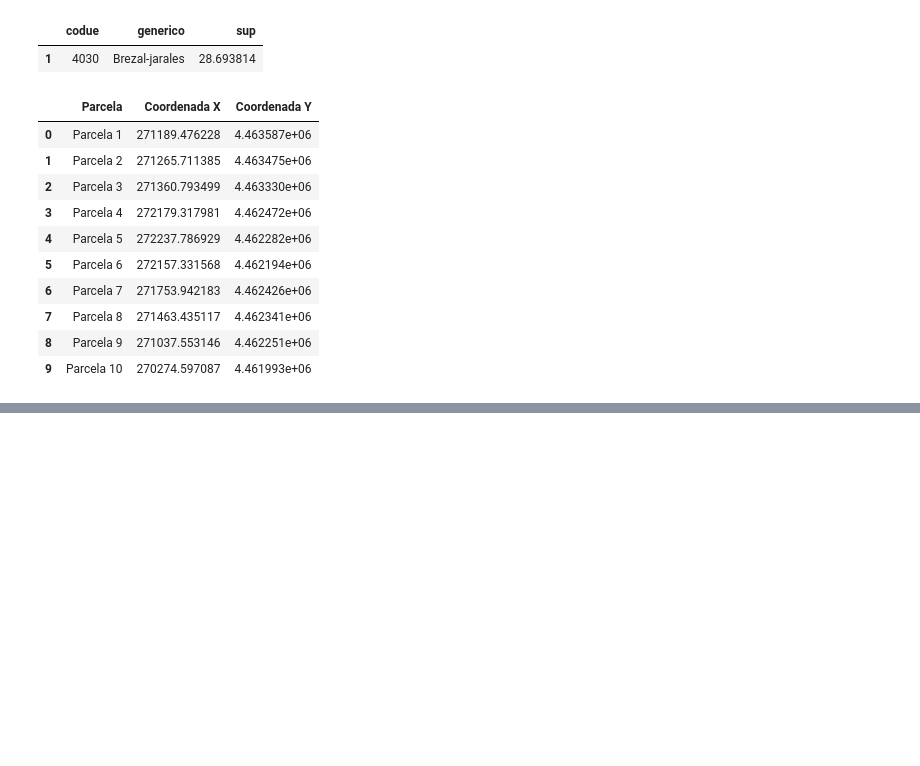
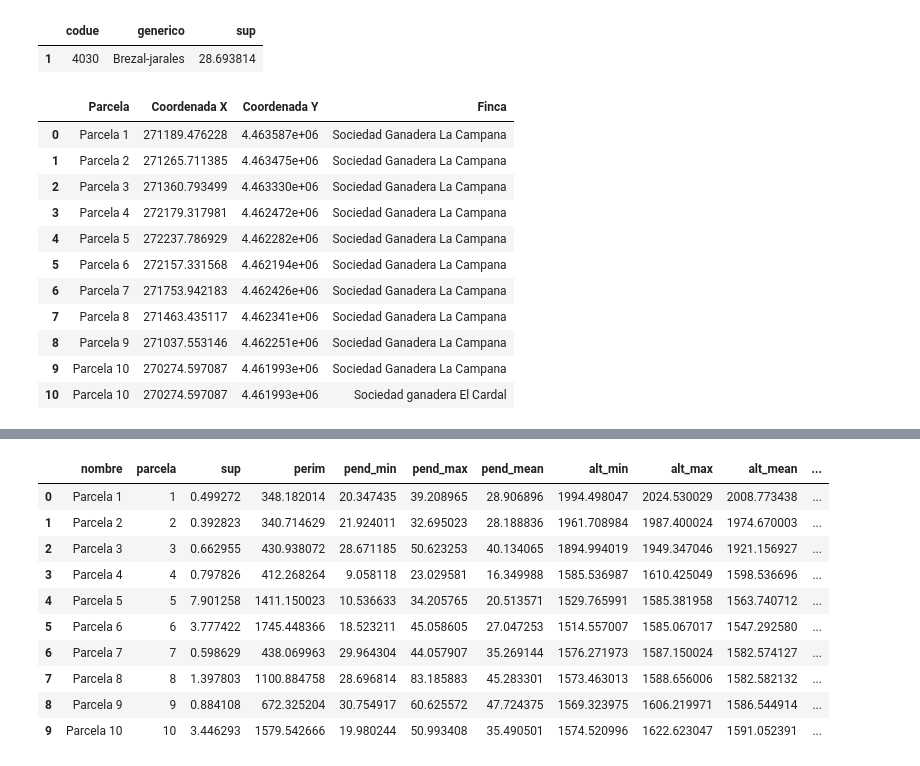
Before and after one commit to bartulo/extremadura, a Jupyter notebook: exporter_vera.ipynb, the cells around one changed output, grey strips where cells are left out. Drawn from its saved outputs; the diff is of its cells as text; code cells hidden in the pictures; blank space fills up the shorter version.

```diff
--- a/exporter_vera.ipynb
+++ b/exporter_vera.ipynb
@@ -266,21 +266,23 @@ fauna = pd.DataFrame({'cod': cod, 'nombre científico': nom_cient, 'nombre comú
 # SUPERFICIE
 
 coordenadas = pd.read_sql('''
-            SELECT nombre,
-                ST_X(ST_Centroid(ST_Transform(geom, 25830))) as coordenada_x,
-                ST_Y(ST_Centroid(ST_Transform(geom, 25830))) as coordenada_y
-            FROM quema_tornavacas_todas
-            ORDER BY parcela
-                ''', conn)
-coordenadas.columns = ['Parcela', 'Coordenada X', 'Coordenada Y']
+            SELECT a.nombre,
+                ST_X(ST_Centroid(ST_Transform(a.geom, 25830))) as coordenada_x,
+                ST_Y(ST_Centroid(ST_Transform(a.geom, 25830))) as coordenada_y,
+                b.nombre
+            FROM quema_{}_todas a, catastro_mod_{} b
+            WHERE ST_Intersects(ST_Transform(a.geom, 25830), b.geom)
+            ORDER BY a.parcela
+                '''.format(zona, zona), conn)
+coordenadas.columns = ['Parcela', 'Coordenada X', 'Coordenada Y', 'Finca']
 display(coordenadas)
 
 sup_df = pd.read_sql('''
             SELECT
                 nombre, ST_Area(ST_Transform(geom, 25830)) / 10000 as sup
-            FROM quema_tornavacas_todas
+            FROM quema_{}_todas
             ORDER by parcela
-            ''', conn)
+            '''.format(zona), conn)
 sup_df.columns = ['Parcela', 'Superficie (ha)']
 
 # #PENDIENTES Y ALTITUD
@@ -291,10 +293,10 @@ stats = pd.read_sql('''
                 (ST_SummaryStats(St_Union(ST_Clip(c.rast, st_transform(a.geom, 25830))))).max as altitud_max,
                 (ST_SummaryStats(St_Union(ST_Clip(c.rast, st_transform(a.geom, 25830))))).mean as altitud_media,
                 (ST_SummaryStats(St_Union(ST_Clip(b.rast, st_transform(a.geom, 25830))))).mean as pendiente
-            from quema_tornavacas_todas a, pendientes25 b, mdt25 c
+            from quema_{}_todas a, pendientes25 b, mdt25 c
             GROUP BY a.nombre, a.parcela
             ORDER BY a.parcela
-            ''', conn)
+            '''.format(zona), conn)
 
 stats.columns = ['Parcela', 'Altitud mínima', 'Altitud máxima', 'Altitud media', 'Pendiente']
 
@@ -303,10 +305,10 @@ stats.columns = ['Parcela', 'Altitud mínima', 'Altitud máxima', 'Altitud media
 orientaciones_df = pd.read_sql('''
             SELECT a.nombre,
                 (ST_SummaryStats(St_Union(ST_Clip(b.rast, st_transform(a.geom, 25830))))).mean as orientacion
-            FROM quema_tornavacas_todas a, orientaciones25 b
+            FROM quema_{}_todas a, orientaciones25 b
             GROUP BY a.nombre, a.parcela
             ORDER BY a.parcela
-            ''', conn)
+            '''.format(zona), conn)
 
 orientaciones_df.columns = ['Parcela', 'Orientación']
 
@@ -321,7 +323,7 @@ orientaciones_df.columns = ['Parcela', 'Orientación']
 #                     st_area(st_transform(a.geom, 25830)) / 10000 as sup_parcela,
 #                     st_area(st_intersection(b.geom, st_transform(a.geom, 23030))) / 10000 as superficie,
 #                     st_area(st_intersection(b.geom, st_transform(a.geom, 23030))) / st_area(st_transform(a.geom, 23030)) * 100 as porcentaje
-#                 FROM atlashabitats2005_extremadura b, quema_tornavacas_todas a
+#                 FROM atlashabitats2005_extremadura b, quema_{}_todas a
 #                 WHERE st_intersects(st_transform(a.geom, 23030), b.geom)
 #                 GROUP BY a.nombre, b.codue, b. descripcio, a.parcela, b.geom, a.geom
 #                 ORDER BY a.parcela
@@ -333,7 +335,7 @@ orientaciones_df.columns = ['Parcela', 'Orientación']
 #             FROM ab, atlashabitats2005_extremadura atlas, sierra_gredos_y_valle_jerte zec
 #             WHERE st_intersects(atlas.geom, st_transform(zec.geom, 23030)) and ab.codigo = atlas.codue and ab.descripcio = atlas.descripcio
 #             GROUP BY ab.nombre, ab.codigo, ab.descripcio, ab.sup_parcela, ab.superficie, ab.porcentaje
-#             ''', conn)
+#             '''.format(zona), conn)
 
 # habitats_parcelas.columns = ['Parcela', 'Código UE', 'Descripción', 'Superficie Parcela', 'Superficie del hábitat en la parcela', 'Porcentaje de parcela ocupado por el hábitat', 'Superficie del hábitat en el ZEC', 'Porcentaje de la superficie del hábitat en la parcela sobre el total del hábitat en el ZEC']
 display(habitats_parcelas)
@@ -360,21 +362,23 @@ parcelas = pd.read_sql('''
                 (ST_SummaryStats(St_Union(ST_Clip(c.rast, st_transform(geom, 25830))))).mean as alt_mean,
                 (ST_SummaryStats(St_Union(ST_Clip(d.rast, st_transform(geom, 25830))))).mean as orient
             FROM
-                quema_tornavacas_todas a,
+                quema_{}_todas a,
                 pendientes25 b,
                 mdt25 c,
                 orientaciones25 d
             GROUP BY
                 a.nombre, a.parcela, a.geom
-            ''', conn)
+            ORDER BY a.parcela
+            '''.format(zona), conn)
 
+display(parcelas)
 # CERRAR CONEXIÓN BASE DE DATOS
 
 conn.close()
 
 # EXPORTAR
 
-capitulos = ['introduccion', 'objetivos', 'ambito', 'requisitos', 'puestos', 'planificacion', 'elementos', 'juicio', 'regeneracion']
+capitulos = ['introduccion', 'objetivos', 'ambito', 'requisitos', 'puestos', 'planificacion', 'elementos', 'juicio']
 
 env = Environment(loader=FileSystemLoader('static/templates_vera'))
 template =env.get_template('base.html')
@@ -383,44 +387,45 @@ output = template.render(
     zona = zona,
     severidad = severidad,
     condiciones_sinopticas = incendios_cs.to_dict(orient='records'),
     ss = ss,
     catastro = catastro,
     forestales = forestales,
     capitulos = capitulos,
     rios = rios,
     datos_meteo = datos_meteo,
     causas = causas,
     causas_detalle = causas_detalle,
     habitats = habitats,
     habitats_prioritarios = habitats_prioritarios,
     habitats_anexo = habitats_anexo,
     arboles_singulares = arboles_singulares,
     fauna = fauna,
     coordenadas = coordenadas,
     sup = sup_df,
     stats = stats,
     orientaciones = orientaciones_df,
     prescripcion = prescripcion,
     habitats_plan_quemas = habitats_parcelas,
     parcelas = parcelas.to_dict(orient='records')
 )
 
 with open('static/html/final.html', 'w') as f:
     f.write(output)
 # %% [output]
 |  | codue | generico | sup |
 | 1 | 4030 | Brezal-jarales | 28.693814 |
-|  | Parcela | Coordenada X | Coordenada Y |
-| 0 | Parcela 1 | 271189.476228 | 4.463587e+06 |
-| 1 | Parcela 2 | 271265.711385 | 4.463475e+06 |
-| 2 | Parcela 3 | 271360.793499 | 4.463330e+06 |
-| 3 | Parcela 4 | 272179.317981 | 4.462472e+06 |
-| 4 | Parcela 5 | 272237.786929 | 4.462282e+06 |
-| 5 | Parcela 6 | 272157.331568 | 4.462194e+06 |
-| 6 | Parcela 7 | 271753.942183 | 4.462426e+06 |
-| 7 | Parcela 8 | 271463.435117 | 4.462341e+06 |
-| 8 | Parcela 9 | 271037.553146 | 4.462251e+06 |
-| 9 | Parcela 10 | 270274.597087 | 4.461993e+06 |
+|  | Parcela | Coordenada X | Coordenada Y | Finca |
+| 0 | Parcela 1 | 271189.476228 | 4.463587e+06 | Sociedad Ganadera La Campana |
+| 1 | Parcela 2 | 271265.711385 | 4.463475e+06 | Sociedad Ganadera La Campana |
+| 2 | Parcela 3 | 271360.793499 | 4.463330e+06 | Sociedad Ganadera La Campana |
+| 3 | Parcela 4 | 272179.317981 | 4.462472e+06 | Sociedad Ganadera La Campana |
+| 4 | Parcela 5 | 272237.786929 | 4.462282e+06 | Sociedad Ganadera La Campana |
+| 5 | Parcela 6 | 272157.331568 | 4.462194e+06 | Sociedad Ganadera La Campana |
+| 6 | Parcela 7 | 271753.942183 | 4.462426e+06 | Sociedad Ganadera La Campana |
+| 7 | Parcela 8 | 271463.435117 | 4.462341e+06 | Sociedad Ganadera La Campana |
+| 8 | Parcela 9 | 271037.553146 | 4.462251e+06 | Sociedad Ganadera La Campana |
+| 9 | Parcela 10 | 270274.597087 | 4.461993e+06 | Sociedad Ganadera La Campana |
+| 10 | Parcela 10 | 270274.597087 | 4.461993e+06 | Sociedad ganadera El Cardal |
 |  | Parcela | Código UE | Descripción | Superficie Parcela | Superficie del hábitat en la parcela | Porcentaje de parcela ocupado por... | ... |
 | 0 | Parcela 1 | 5120 | Formaciones montanas de Genista p... | 0.499272 | 0.486953 | 97.530310 | ... |
 | 1 | Parcela 10 | 5120 | Formaciones montanas de Genista p... | 3.446293 | 3.446371 | 100.000000 | ... |
@@ -436,3 +441,14 @@ with open('static/html/final.html', 'w') as f:
 | 11 | Parcela 8 | 5120 | Formaciones montanas de Genista p... | 1.397803 | 0.629673 | 45.046341 | ... |
 | 12 | Parcela 8 | 9230 | Robledales galaico-portugueses co... | 1.397803 | 0.768161 | 54.953659 | ... |
 | 13 | Parcela 9 | 5120 | Formaciones montanas de Genista p... | 0.884108 | 0.884128 | 100.000000 | ... |
+|  | nombre | parcela | sup | perim | pend_min | pend_max | pend_mean | alt_min | alt_max | alt_mean | ... |
+| 0 | Parcela 1 | 1 | 0.499272 | 348.182014 | 20.347435 | 39.208965 | 28.906896 | 1994.498047 | 2024.530029 | 2008.773438 | ... |
+| 1 | Parcela 2 | 2 | 0.392823 | 340.714629 | 21.924011 | 32.695023 | 28.188836 | 1961.708984 | 1987.400024 | 1974.670003 | ... |
+| 2 | Parcela 3 | 3 | 0.662955 | 430.938072 | 28.671185 | 50.623253 | 40.134065 | 1894.994019 | 1949.347046 | 1921.156927 | ... |
+| 3 | Parcela 4 | 4 | 0.797826 | 412.268264 | 9.058118 | 23.029581 | 16.349988 | 1585.536987 | 1610.425049 | 1598.536696 | ... |
+| 4 | Parcela 5 | 5 | 7.901258 | 1411.150023 | 10.536633 | 34.205765 | 20.513571 | 1529.765991 | 1585.381958 | 1563.740712 | ... |
+| 5 | Parcela 6 | 6 | 3.777422 | 1745.448366 | 18.523211 | 45.058605 | 27.047253 | 1514.557007 | 1585.067017 | 1547.292580 | ... |
+| 6 | Parcela 7 | 7 | 0.598629 | 438.069963 | 29.964304 | 44.057907 | 35.269144 | 1576.271973 | 1587.150024 | 1582.574127 | ... |
+| 7 | Parcela 8 | 8 | 1.397803 | 1100.884758 | 28.696814 | 83.185883 | 45.283301 | 1573.463013 | 1588.656006 | 1582.582132 | ... |
+| 8 | Parcela 9 | 9 | 0.884108 | 672.325204 | 30.754917 | 60.625572 | 47.724375 | 1569.323975 | 1606.219971 | 1586.544914 | ... |
+| 9 | Parcela 10 | 10 | 3.446293 | 1579.542666 | 19.980244 | 50.993408 | 35.490501 | 1574.520996 | 1622.623047 | 1591.052391 | ... |
```
Also changed, not shown: 49 other files.
